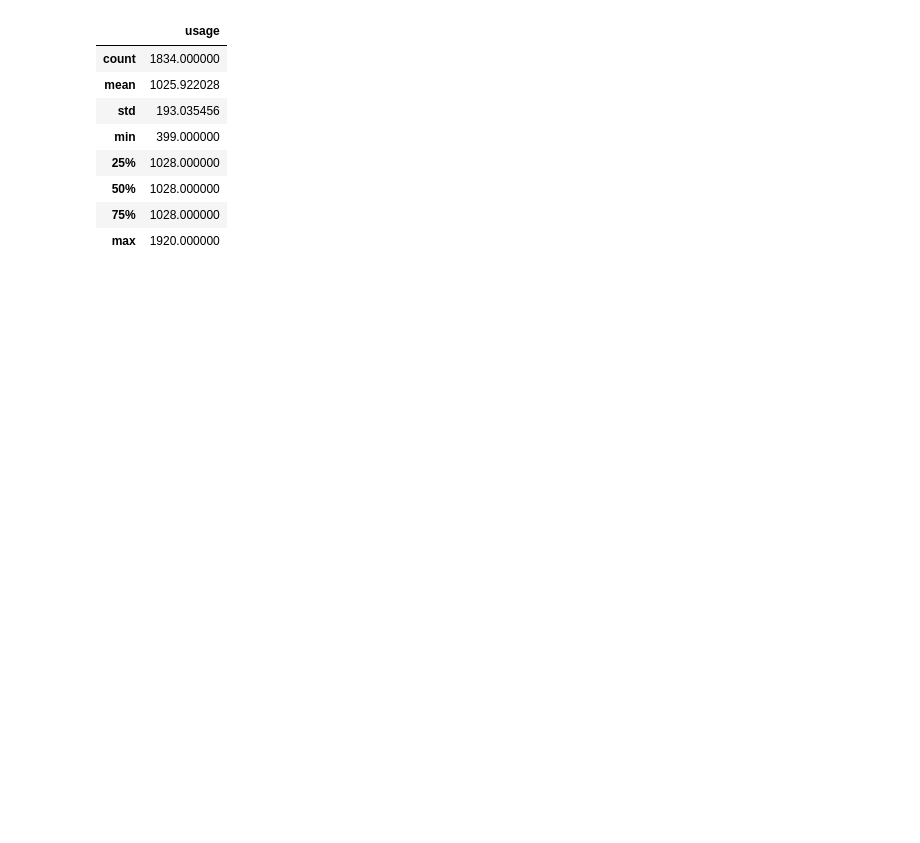
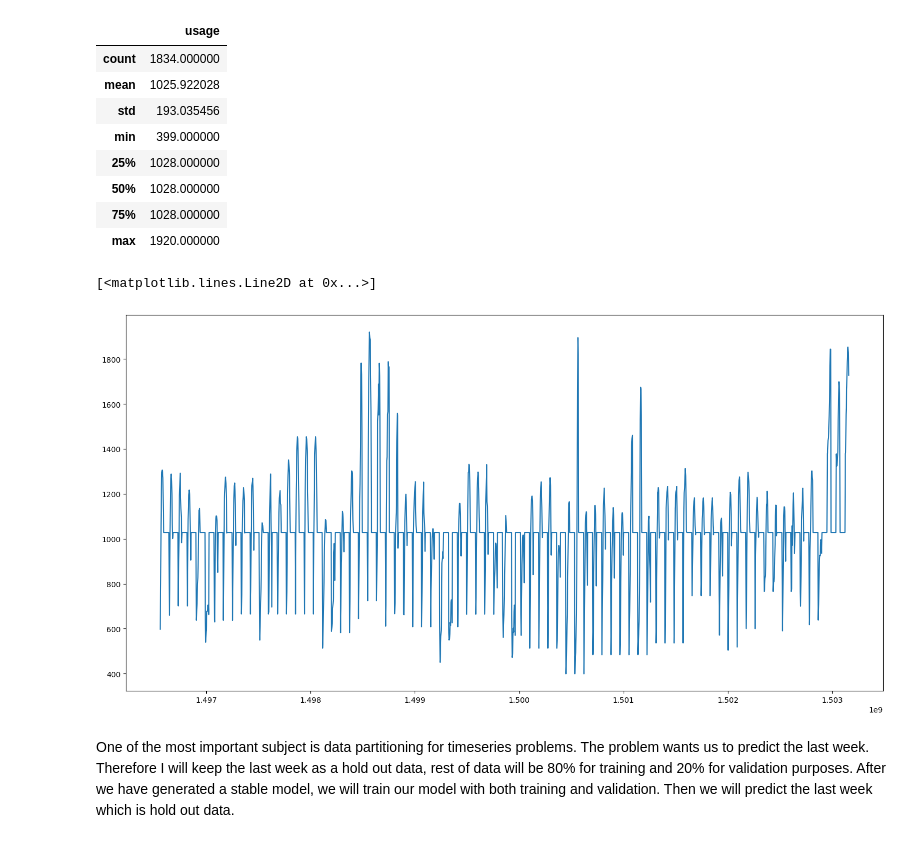
Before and after one commit to MKbinli/Example-NN, a Jupyter notebook: Problem/Question 17th.ipynb, the cells around one changed output. Drawn from its saved outputs; the diff is of its cells as text; code cells hidden in the pictures; blank space fills up the shorter version.

```diff
--- a/Problem/Question 17th.ipynb
+++ b/Problem/Question 17th.ipynb
@@ -176,5 +178,6 @@ Therefore, only valuable feature in dataset is "usage" for timeseries. Munipalit
 # %%
-muniSixthDf=dataset.loc[dataset.municipality_id==6,["timestampSeconds","usage"]]
+selectedMunicipality=6
+muniSixthDf=dataset.loc[dataset.municipality_id==selectedMunicipality,["timestampSeconds","usage"]]
 muniSixthDf.reset_index(drop=True, inplace=True)
 muniSixthDf["usage"]=muniSixthDf["usage"].apply(pd.to_numeric)
 muniSixthDf
@@ -223,3 +219,14 @@ dataStats
 | 50% | 1028.000000 |
 | 75% | 1028.000000 |
 | max | 1920.000000 |
+# %%
+xpoints = np.array(muniSixthDf[["timestampSeconds"]])
+ypoints = np.array(muniSixthDf[["usage"]])
+plt.figure(figsize=(18, 9))
+plt.plot(xpoints, ypoints)
+#Data has no seasonality or no trend, but frequent value is 1028 and it is the median, also. It seems that we usually forcast the mean.
+# %% [output]
+[<matplotlib.lines.Line2D at 0x...>]
+[figure, added]
+# %% [markdown]
+One of the most important subject is data partitioning for timeseries problems. The problem wants us to predict the last week. Therefore I will keep the last week as a hold out data, rest of data will be 80% for training and 20% for validation purposes. After we have generated a stable model, we will train our model with both training and validation. Then we will predict the last week which is hold out data.
```
Also changed, not shown: parts of 12 cells of this notebook, 2 other files.
